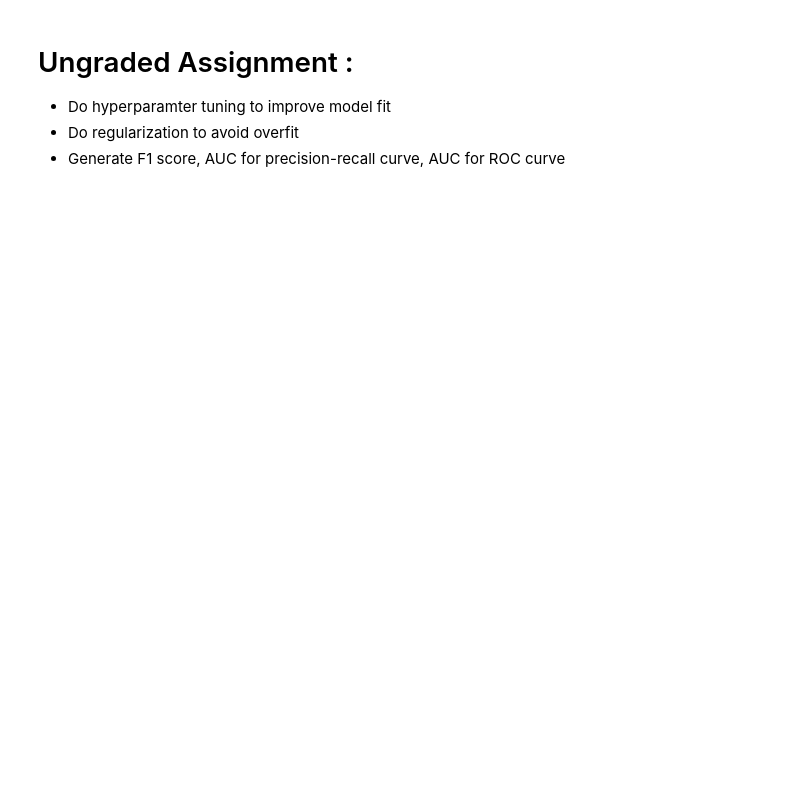
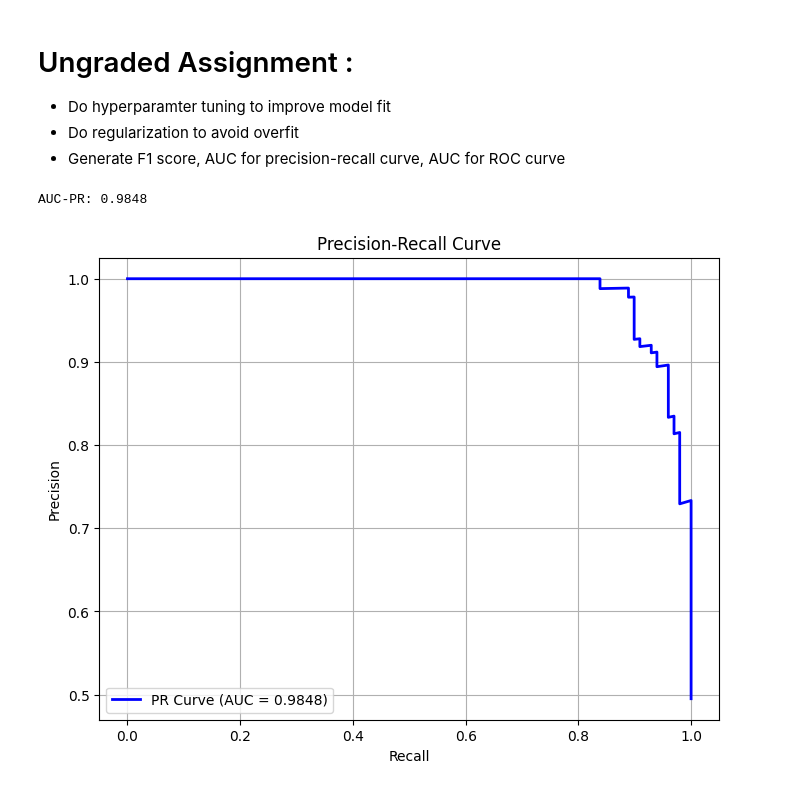
Before and after one commit to diseasemodeling/MIE_525_625, a Jupyter notebook: Lectures/3b_Code_MLP_Classification.ipynb, the cells around one changed output. Saved outputs shown, nothing was run; the diff lists cells and outputs as text; code cells hidden in the pictures; blank space fills up the shorter version.

```diff
--- a/Lectures/3b_Code_MLP_Classification.ipynb
+++ b/Lectures/3b_Code_MLP_Classification.ipynb
@@ -125,3 +126,24 @@ with torch.no_grad():
 - Do hyperparamter tuning to improve model fit
 - Do regularization to avoid overfit
 - Generate F1 score, AUC for precision-recall curve, AUC for ROC curve
+# %%
+if len(pred_probabilities.shape) == 2:
+    pred_scores_pos = pred_probabilities[:, 1].cpu().numpy()
+    y_true = y_test
+    precision, recall, thresholds = precision_recall_curve(y_true, pred_scores_pos) # Calculate precision, recall, and thresholds
+    auc_pr = auc(recall, precision) # Calculate Area Under the PR Curve (AUC-PR)
+    print(f"AUC-PR: {auc_pr:.4f}")
+    # Plot the Precision-Recall Curve
+    plt.figure(figsize=(8, 6))
+    plt.plot(
+        recall, precision, label=f"PR Curve (AUC = {auc_pr:.4f})", color="blue", lw=2
+    )
+    plt.xlabel("Recall")
+    plt.ylabel("Precision")
+    plt.title("Precision-Recall Curve")
+    plt.legend(loc="lower left")
+    plt.grid(True)
+    plt.show()
+# %% [output]
+AUC-PR: 0.9848
+[figure, added]
```
Also changed, not shown: parts of 2 cells of this notebook.
